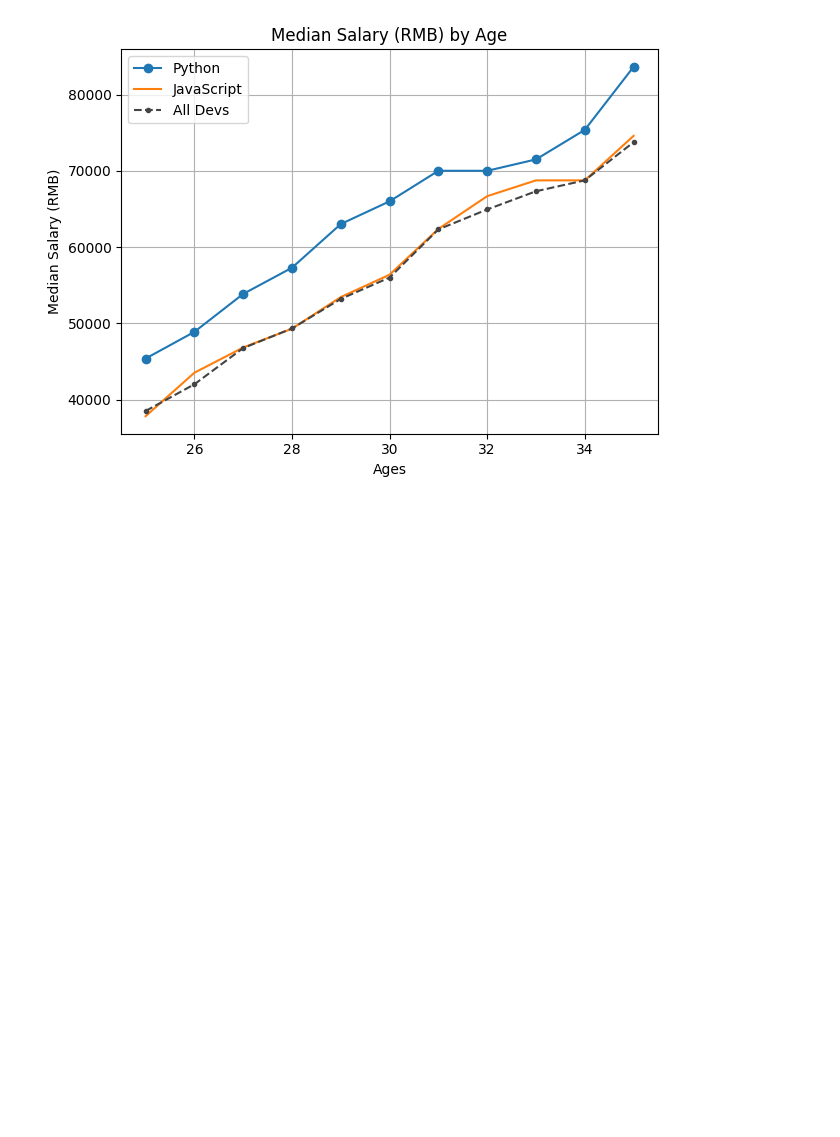
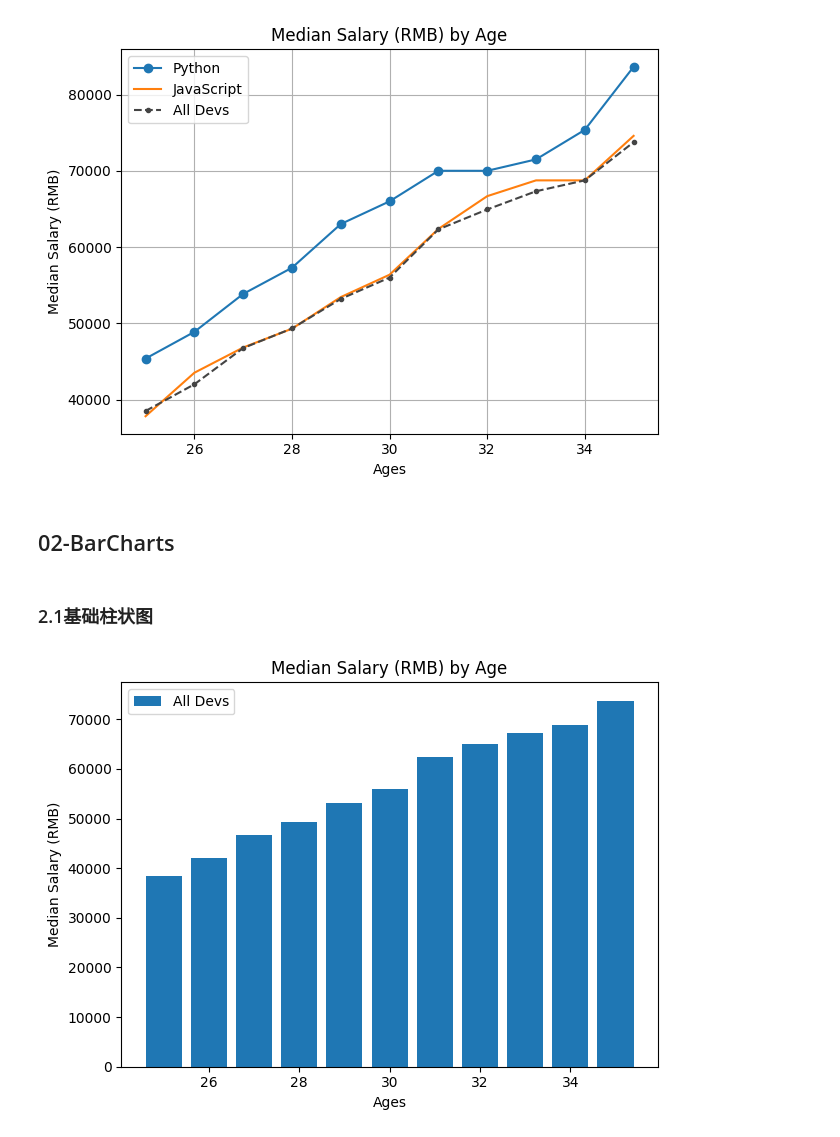
Before and after one commit to yuchenglie/Python, a Jupyter notebook: matplotlib.ipynb, the cells around one changed output. Drawn from its saved outputs; the diff is of its cells as text; code cells hidden in the pictures; blank space fills up the shorter version.

```diff
--- a/matplotlib.ipynb
+++ b/matplotlib.ipynb
@@ -61,3 +62,20 @@ plt.tight_layout()   #整理图表画面
 plt.show()
 # %% [output]
 [figure]
+# %% [markdown]
+## 02-BarCharts
+# %% [markdown]
+### 2.1基础柱状图
+# %%
+plt.bar(ages_x, dev_y, label='All Devs')
+
+plt.xlabel('Ages')  # x轴标题
+plt.ylabel('Median Salary (RMB)')  # y轴标题
+plt.title('Median Salary (RMB) by Age')  # 曲线图标题
+
+plt.legend()  # 添加图例
+plt.tight_layout()  # 整理图表画面
+
+plt.show()
+# %% [output]
+[figure, added]
```
Also changed, not shown: parts of 15 cells of this notebook, 1 other file.
